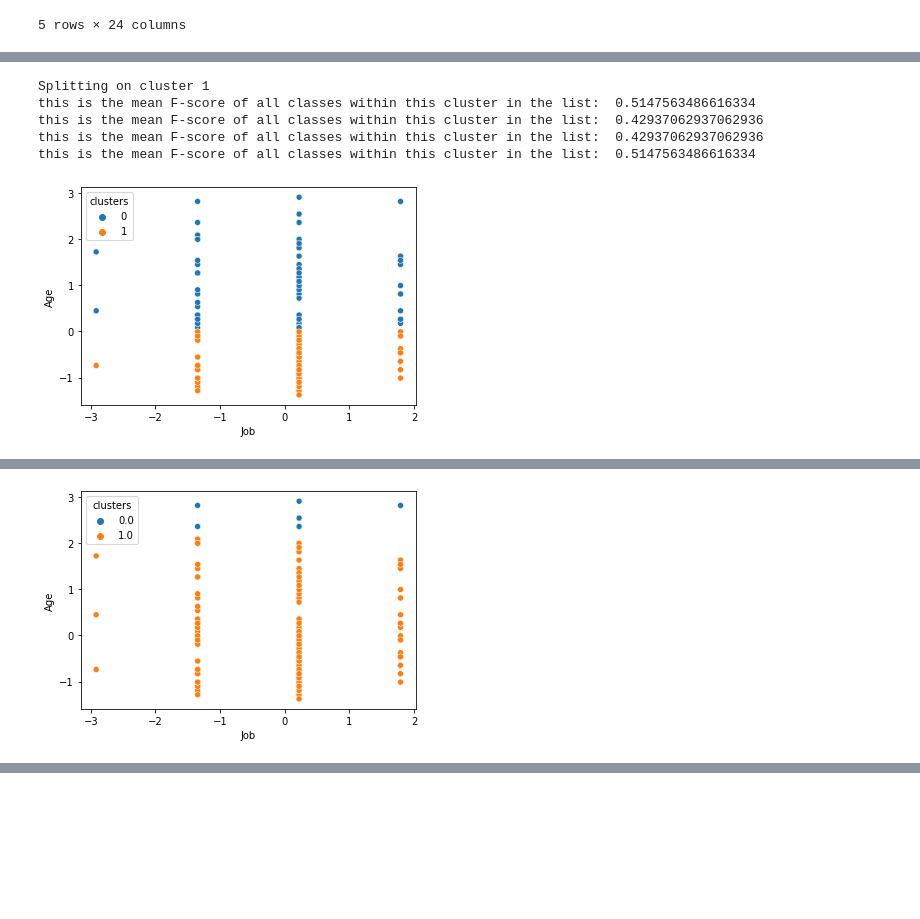
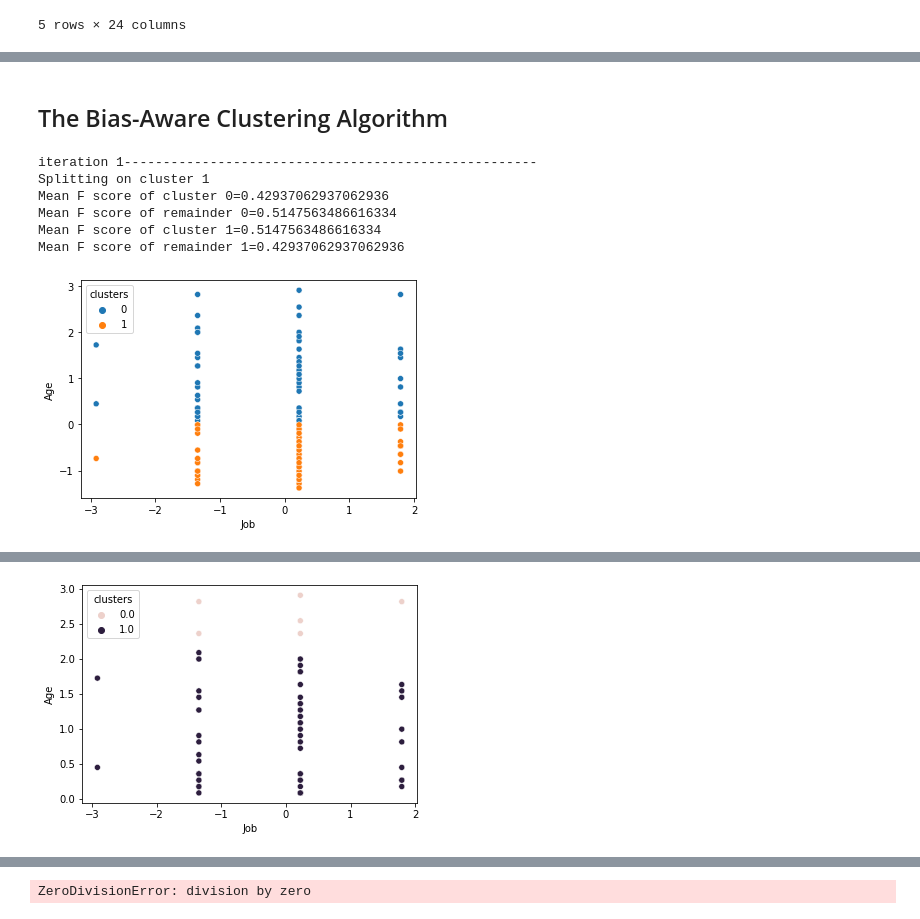
Before and after one commit to Sm2468/msc_thesis, a Jupyter notebook: Pipeline/4_bias_aware_clustering_credit.ipynb, the cells around one changed output, grey strips where cells are left out. Saved outputs shown, nothing was run; the diff lists cells and outputs as text; code cells hidden in the pictures; blank space fills up the shorter version.

Commit message:
rewrote bias aware clustering

```diff
--- a/Pipeline/4_bias_aware_clustering_credit.ipynb
+++ b/Pipeline/4_bias_aware_clustering_credit.ipynb
@@ -23,9 +22,8 @@ all_data.head()
 # %%
-# Scaling the features
-to_scale = clustering_features_preprocessed.columns
-clustering_features_preprocessed[to_scale] = StandardScaler().fit_transform(clustering_features_preprocessed[to_scale])
+to_scale = features.columns
+features[to_scale] = StandardScaler().fit_transform(features[to_scale])
 
-clustering_features_preprocessed[:5]
+features[:5]
 # %% [output]
 |  | Age | Job | Credit amount | Duration | Purpose_car | Purpose_domestic appliances | Purpose_education | ... |
 | 136 | -0.736682 | 0.222911 | 2.097685 | 0.541581 | 1.659987 | -0.077152 | -0.250785 | ... |
@@ -125,11 +34,0 @@ def get_highest_var_cluster(data):
-# %%
-# plotting the cluster assignments to check whether the clusters make sense
-# TODO convert clustering dimensions to PCA to plot on 2-dimensional axis
-def plot_clusters(data):
-#     pca = PCA(n_components=2)
-#     transformed = pd.DataFrame({"axis1": np.zeros(len(data)), "axis2" : np.zeros(len(data))})
-#     transformed["axis1","axis2"] = pca.fit_transform(data.drop("clusters", axis=1), y=None)
-#     transformed["clusters"] = data["clusters"]
-    scatterplot = sns.scatterplot(data=data, x="Job", y="Age", hue="clusters")
-
-    plt.show()
@@ -150,46 +35,63 @@ clustering_features.head()
+# %% [markdown]
+## The Bias-Aware Clustering Algorithm
 # %%
+# TODO: experiment with differen random states, increase number of runs
+clus_model_kwargs = {
+    "n_clusters": 2,
+    "init": "k-means++",
+    "n_init": 10,
+    "max_iter": 300,
+    "random_state": 2,
+}
+
+# Initialisation: all instances are assigned to the same cluster
+clustering_features = features.copy(deep=True)
+clustering_features['clusters'] = 1
+
+# Defining static parameters
 MAX_ITER = 10
 x = 1 # cluster number
 bias_prev_iteration_cluster = 0
 
 for i in range(1, MAX_ITER):
+    print("iteration " + str(i) + "-----------------------------------------------------")
     print('Splitting on cluster', x)
-    # select the instances with cluster X as dataset
+    # Select the cluster with the highest bias
     high_bias_cluster = clustering_features.loc[clustering_features['clusters'] == x]
-    high_bias_cluster.drop('clusters', axis=1)
 
     # Apply Kmeans
-    kmeans_algo = KMeans(n_clusters=2, **clus_model_kwargs).fit(high_bias_cluster)
-    high_bias_cluster['new_clusters'] = pd.DataFrame(kmeans_algo.predict(high_bias_cluster),index=high_bias_cluster.index)
+    high_bias_cluster.drop('clusters', axis=1)
+    kmeans_algo = KMeans(**clus_model_kwargs).fit(high_bias_cluster)
+    new_clusters = pd.DataFrame(kmeans_algo.predict(high_bias_cluster),index=high_bias_cluster.index)
 
-    new_clustering_features = clustering_features.copy(deep=True)
-    new_clustering_features['clusters'] = high_bias_cluster['new_clusters'].combine_first(new_clustering_features['clusters'])
-    new_clustering_features['true_class'] = all_data[['true_class']]
-    new_clustering_features['predicted_class'] = all_data[['predicted_class']]
+    new_clusters = new_clusters.join(pred_true_classes)
+    old_clusters = pd.DataFrame(clustering_features["clusters"]).join(pred_true_classes)
+    print("new_clusters")
+    print("old_clusters")
+    print("!!!!!!!! ER KOMEN NANS IN DE TWEEDE ITERATIE IN CLUSTERING FEATURES")
+    new_clusters["clusters"] = new_clusters[0].combine_first(old_clusters["clusters"])
 
     # calculate bias for each of the two clusters
-    negative_bias_0 = calculate_bias(new_clustering_features, 0)
-    negative_bias_1 = calculate_bias(new_clustering_features, 1)
-
-    new_clustering_features.drop(['true_class', 'predicted_class'], axis=1)
+    negative_bias_0 = calculate_bias(new_clusters, 0)
+    negative_bias_1 = calculate_bias(new_clusters, 1)
 
     if max(negative_bias_0, negative_bias_1) >= bias_prev_iteration_cluster:
         # select cluster with highest negative bias and merge new cluster assignments with the df
         bias_prev_iteration_cluster = max(negative_bias_0, negative_bias_1)
-        clustering_features = new_clustering_features.copy(deep=True)
+        clustering_features["clusters"] = new_clusters["clusters"]
         plot_clusters(clustering_features)
     else:
         break
         print('no clusters with a higher bias are left')
-
     clustering_features = clustering_features.join(errors, how='left')
     x = get_highest_var_cluster(clustering_features)
     clustering_features = clustering_features.drop('errors', axis=1)
     print('the end')
 # %% [output]
+iteration 1-----------------------------------------------------
 Splitting on cluster 1
-this is the mean F-score of all classes within this cluster in the list:  0.5147563486616334
-this is the mean F-score of all classes within this cluster in the list:  0.42937062937062936
-this is the mean F-score of all classes within this cluster in the list:  0.42937062937062936
-this is the mean F-score of all classes within this cluster in the list:  0.5147563486616334
+Mean F score of cluster 0=0.42937062937062936
+Mean F score of remainder 0=0.5147563486616334
+Mean F score of cluster 1=0.5147563486616334
+Mean F score of remainder 1=0.42937062937062936
 [figure]
@@ -215 +115 @@ See the caveats in the documentation: https://pandas.pydata.org/pandas-docs/stab
-[figure, old version]
+[figure, new version]
@@ -234,3 +133,4 @@ See the caveats in the documentation: https://pandas.pydata.org/pandas-docs/stab
+ZeroDivisionError: division by zero
 # %%
 # exporting the biased cluster dataframe for further analysis
 # resulting_cluster.to_csv('biased_credit_cluster.csv')
```
Also changed, not shown: parts of 8 cells of this notebook, 2 other files.
